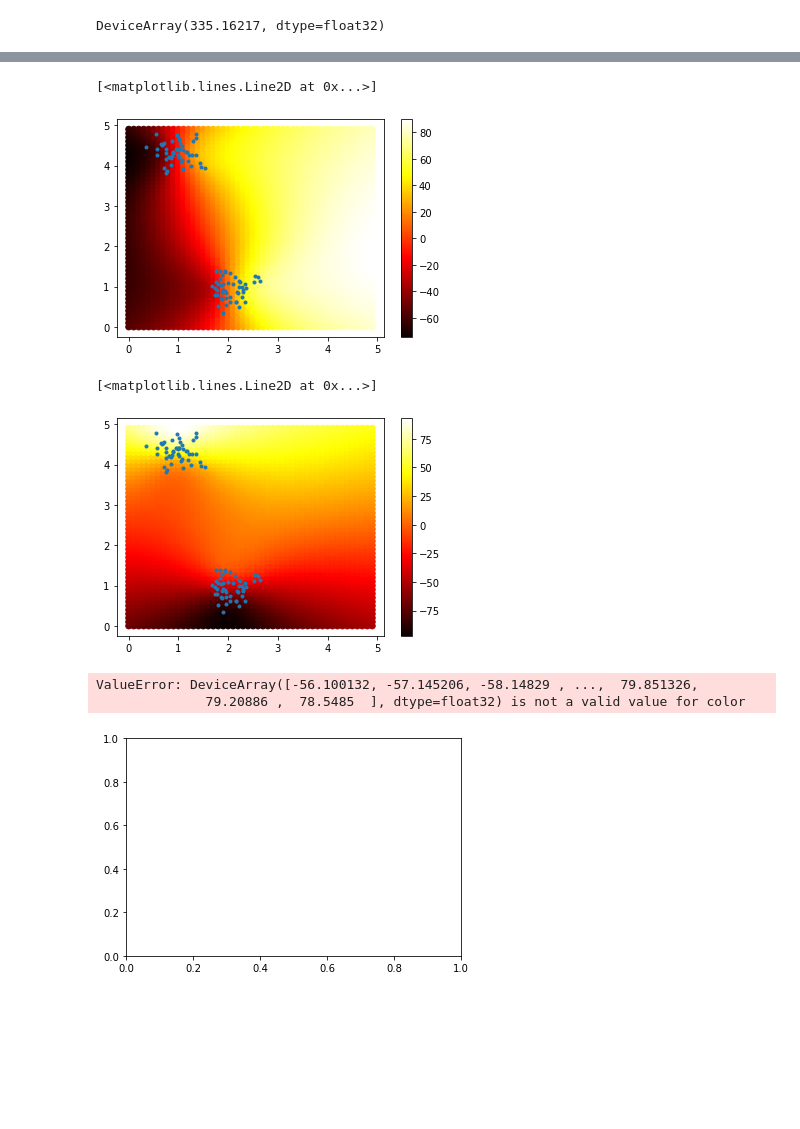
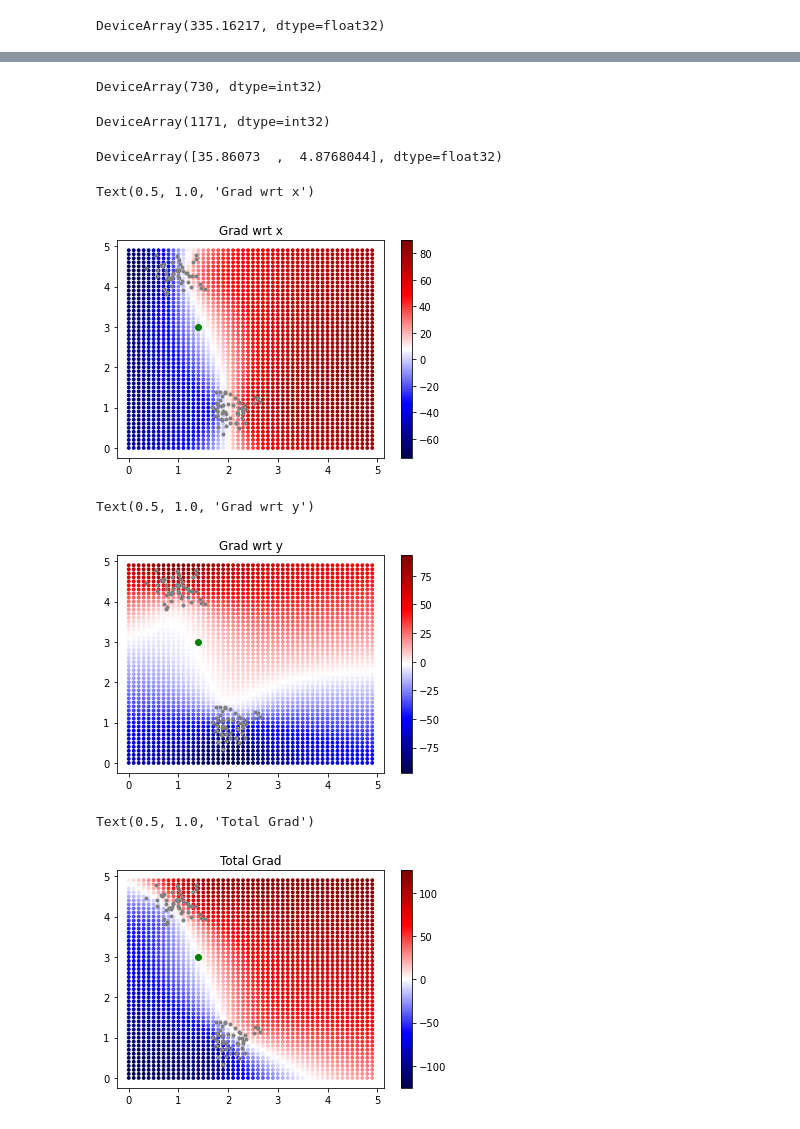
Before and after one commit to alexrutherford/jax_explorations, a Jupyter notebook: jax_playground.ipynb, the cells around one changed output, grey strips where cells are left out. Drawn from its saved outputs; the diff is of its cells as text; code cells hidden in the pictures; blank space fills up the shorter version.

```diff
--- a/jax_playground.ipynb
+++ b/jax_playground.ipynb
@@ -135,5 +93,3 @@ TypeError: sub got incompatible shapes for broadcasting: (100,), (3,).
-# %%
-centroid = [0.,0.]
 # %%
 x = jnp.arange(0,3,0.1,dtype = float)
 y = jnp.arange(0,3,0.1,dtype = float)
@@ -290,28 +245,49 @@ DeviceArray(335.16217, dtype=float32)
+# %%
+jnp.argmin(jnp.sum(jnp.abs(grads),axis = 1))
+# %% [output]
+DeviceArray(730, dtype=int32)
+# %%
+jnp.argmin(jnp.abs(grads))
+# %% [output]
+DeviceArray(1171, dtype=int32)
+# %%
+grads[jnp.argmin(jnp.abs(grads))]
+# %% [output]
+DeviceArray([35.86073  ,  4.8768044], dtype=float32)
 # %%
-cmap = plt.cm.hot
+cmap = plt.cm.seismic
 norm = colors.Normalize(vmin=jnp.min(grads[:,0]), vmax=jnp.max(grads[:,0]))
-plt.scatter(xy[:,0],xy[:,1], color=cmap(norm(grads[:,0])))
+plt.scatter(xy[:,0],xy[:,1], color=cmap(norm(grads[:,0])),s = 8)
 sm = plt.cm.ScalarMappable(cmap=cmap, norm=norm)
 plt.colorbar(sm)
 
-plt.plot(X[:,0],X[:,1],'.')
+plt.plot(X[:,0],X[:,1],'.',color = 'grey')
+
+minCentroid = xy[jnp.argmin(jnp.abs(grads))]
+minCentroid = xy[jnp.argmin(jnp.sum(jnp.abs(grads),axis = 1))]
+
+plt.plot(minCentroid[0],minCentroid[1],'o',color = 'green')
+
+plt.title('Grad wrt x')
 # %% [output]
-[<matplotlib.lines.Line2D at 0x...>]
+Text(0.5, 1.0, 'Grad wrt x')
-[figure, old version]
+[figure, new version]
 # %%
-cmap = plt.cm.hot
+cmap = plt.cm.seismic
 norm = colors.Normalize(vmin=jnp.min(grads[:,1]), vmax=jnp.max(grads[:,1]))
-plt.scatter(xy[:,0],xy[:,1], color=cmap(norm(grads[:,1])))
+plt.scatter(xy[:,0],xy[:,1], color=cmap(norm(grads[:,1])),s = 8)
 sm = plt.cm.ScalarMappable(cmap=cmap, norm=norm)
 plt.colorbar(sm)
 
-plt.plot(X[:,0],X[:,1],'.')
+plt.plot(X[:,0],X[:,1],'.',color = 'grey')
+
+minCentroid = xy[jnp.argmin(jnp.abs(grads))]
+minCentroid = xy[jnp.argmin(jnp.sum(jnp.abs(grads),axis = 1))]
+
+
+plt.plot(minCentroid[0],minCentroid[1],'o',color = 'green')
+
+plt.title('Grad wrt y')
 # %% [output]
-[<matplotlib.lines.Line2D at 0x...>]
+Text(0.5, 1.0, 'Grad wrt y')
-[figure, old version]
+[figure, new version]
-# %%
-plt.plot(xy[:,0],xy[:,1],'.',color = grads[:,0])
-# %% [output]
-ValueError: DeviceArray([-56.100132, -57.145206, -58.14829 , ...,  79.851326,
-              79.20886 ,  78.5485  ], dtype=float32) is not a valid value for color
-[figure, removed]
@@ -317,0 +296,19 @@ ValueError: DeviceArray([-56.100132, -57.145206, -58.14829 , ...,  79.851326,
+# %%
+cmap = plt.cm.seismic
+norm = colors.Normalize(vmin=jnp.min(totalGrad), vmax=jnp.max(totalGrad))
+plt.scatter(xy[:,0],xy[:,1], color=cmap(norm(totalGrad)),s = 8)
+sm = plt.cm.ScalarMappable(cmap=cmap, norm=norm)
+plt.colorbar(sm)
+
+plt.plot(X[:,0],X[:,1],'.',color = 'grey')
+
+#minCentroid = xy[jnp.argmin(jnp.abs(totalGrad))]
+#minCentroid = xy[jnp.argmin(jnp.abs(totalGrad))]
+
+
+plt.plot(minCentroid[0],minCentroid[1],'o',color = 'green')
+
+plt.title('Total Grad')
+# %% [output]
+Text(0.5, 1.0, 'Total Grad')
+[figure, added]
```
Also changed, not shown: parts of 19 cells of this notebook.
